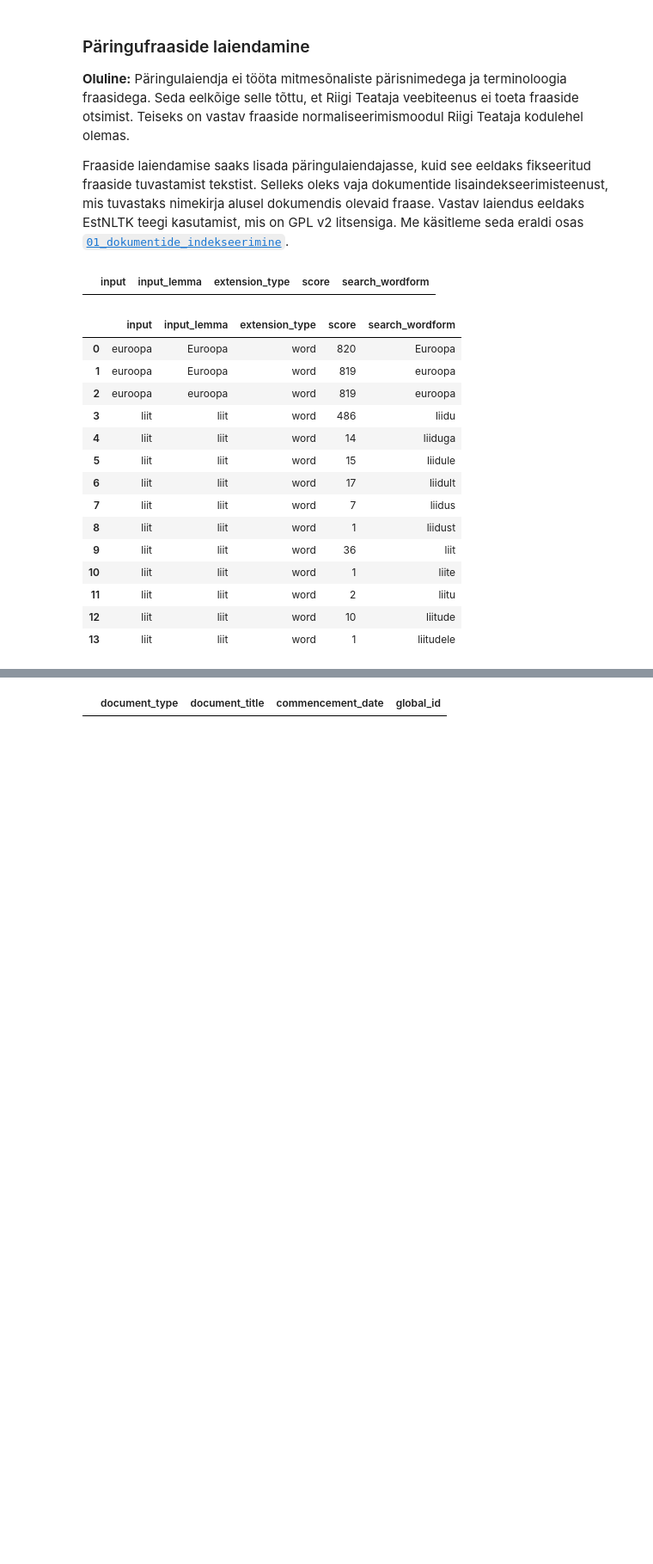
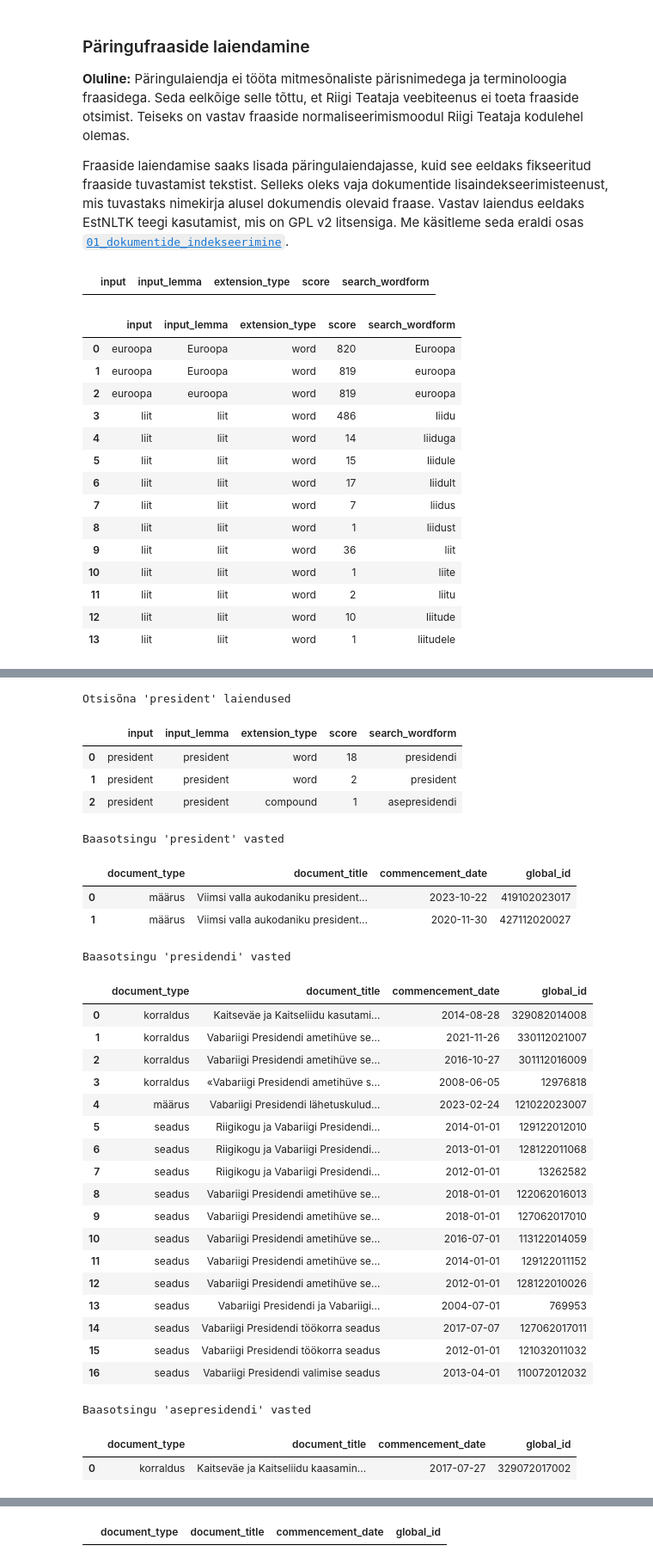
Before and after one commit to estnltk/smart-search, a Jupyter notebook: demod/toovood/riigi_teataja_pealkirjaotsing/03_tark_otsing/01_example_usage_of_query_extender.ipynb, the cells around one changed output, grey strips where cells are left out. Shown at 86% size. Saved outputs shown, nothing was run; the diff lists cells and outputs as text; code cells hidden in the pictures; blank space fills up the shorter version.

```diff
--- a/demod/toovood/riigi_teataja_pealkirjaotsing/03_tark_otsing/01_example_usage_of_query_extender.ipynb
+++ b/demod/toovood/riigi_teataja_pealkirjaotsing/03_tark_otsing/01_example_usage_of_query_extender.ipynb
@@ -225,7 +228,7 @@ def search_rt_caption(wordform:str, match_type:str='koik_sonad', **kwargs):
         'kehtivKehtetus': (bool, False),
         'mitteJoustunud': (bool, False),
         'kov': (bool, True),
-        'dokument': (str, 'seadus')
+        'dokument': (str, None)
     }
 
     # Check that keyword arguments are correct and have right type
@@ -245,7 +248,6 @@ def search_rt_caption(wordform:str, match_type:str='koik_sonad', **kwargs):
     payload['filter'] = True
     payload['grupeeri'] = False
     payload['limiit'] = payload.get('limiit', 500)
-    payload['dokument'] = payload.get('dokument', 'seadus')
 
     response = requests.get(SEARCH_QUERY, params=payload)
     assert response.status_code== 200, 'GET request failed'
@@ -287,7 +289,5 @@ def search_rt_caption(wordform:str, match_type:str='koik_sonad', **kwargs):
             query_results[page].loc[i, 'commencement_date'] = document['kehtivus'].get('algus')
 
     return (concat(query_results, axis=0)
-            .sort_values(['document_title', 'commencement_date'], ascending=[True, False])
+            .sort_values(['document_type', 'document_title', 'commencement_date'], ascending=[True, True, False])
             .reset_index(drop=True))
-
-search_rt_caption('presidendi')
@@ -307,0 +344,41 @@ search_rt_caption('presidendi')
+# %%
+df_style = [dict(selector="caption", props=[("text-align", "left"),("font-size", "150%"),("color", 'navy')])]
+
+display(generate_worldforms_with_query_extender('president', search_sublemmas=True)
+        .style.set_caption("Otsisõna 'president' laiendused").set_table_styles(df_style))
+
+display(search_rt_caption('president').style.set_caption("Baasotsingu 'president' vasted").set_table_styles(df_style))
+display(search_rt_caption('presidendi').style.set_caption("Baasotsingu 'presidendi' vasted").set_table_styles(df_style))
+display(search_rt_caption('asepresidendi').style.set_caption("Baasotsingu 'asepresidendi' vasted").set_table_styles(df_style))
+# %% [output]
+Otsisõna 'president' laiendused
+|  | input | input_lemma | extension_type | score | search_wordform |
+| 0 | president | president | word | 18 | presidendi |
+| 1 | president | president | word | 2 | president |
+| 2 | president | president | compound | 1 | asepresidendi |
+Baasotsingu 'president' vasted
+|  | document_type | document_title | commencement_date | global_id |
+| 0 | määrus | Viimsi valla aukodaniku president... | 2023-10-22 | 419102023017 |
+| 1 | määrus | Viimsi valla aukodaniku president... | 2020-11-30 | 427112020027 |
+Baasotsingu 'presidendi' vasted
+|  | document_type | document_title | commencement_date | global_id |
+| 0 | korraldus | Kaitseväe ja Kaitseliidu kasutami... | 2014-08-28 | 329082014008 |
+| 1 | korraldus | Vabariigi Presidendi ametihüve se... | 2021-11-26 | 330112021007 |
+| 2 | korraldus | Vabariigi Presidendi ametihüve se... | 2016-10-27 | 301112016009 |
+| 3 | korraldus | «Vabariigi Presidendi ametihüve s... | 2008-06-05 | 12976818 |
+| 4 | määrus | Vabariigi Presidendi lähetuskulud... | 2023-02-24 | 121022023007 |
+| 5 | seadus | Riigikogu ja Vabariigi Presidendi... | 2014-01-01 | 129122012010 |
+| 6 | seadus | Riigikogu ja Vabariigi Presidendi... | 2013-01-01 | 128122011068 |
+| 7 | seadus | Riigikogu ja Vabariigi Presidendi... | 2012-01-01 | 13262582 |
+| 8 | seadus | Vabariigi Presidendi ametihüve se... | 2018-01-01 | 122062016013 |
+| 9 | seadus | Vabariigi Presidendi ametihüve se... | 2018-01-01 | 127062017010 |
+| 10 | seadus | Vabariigi Presidendi ametihüve se... | 2016-07-01 | 113122014059 |
+| 11 | seadus | Vabariigi Presidendi ametihüve se... | 2014-01-01 | 129122011152 |
+| 12 | seadus | Vabariigi Presidendi ametihüve se... | 2012-01-01 | 128122010026 |
+| 13 | seadus | Vabariigi Presidendi ja Vabariigi... | 2004-07-01 | 769953 |
+| 14 | seadus | Vabariigi Presidendi töökorra seadus | 2017-07-07 | 127062017011 |
+| 15 | seadus | Vabariigi Presidendi töökorra seadus | 2012-01-01 | 121032011032 |
+| 16 | seadus | Vabariigi Presidendi valimise seadus | 2013-04-01 | 110072012032 |
+Baasotsingu 'asepresidendi' vasted
+|  | document_type | document_title | commencement_date | global_id |
+| 0 | korraldus | Kaitseväe ja Kaitseliidu kaasamin... | 2017-07-27 | 329072017002 |
```
Also changed, not shown: parts of 17 cells of this notebook.
